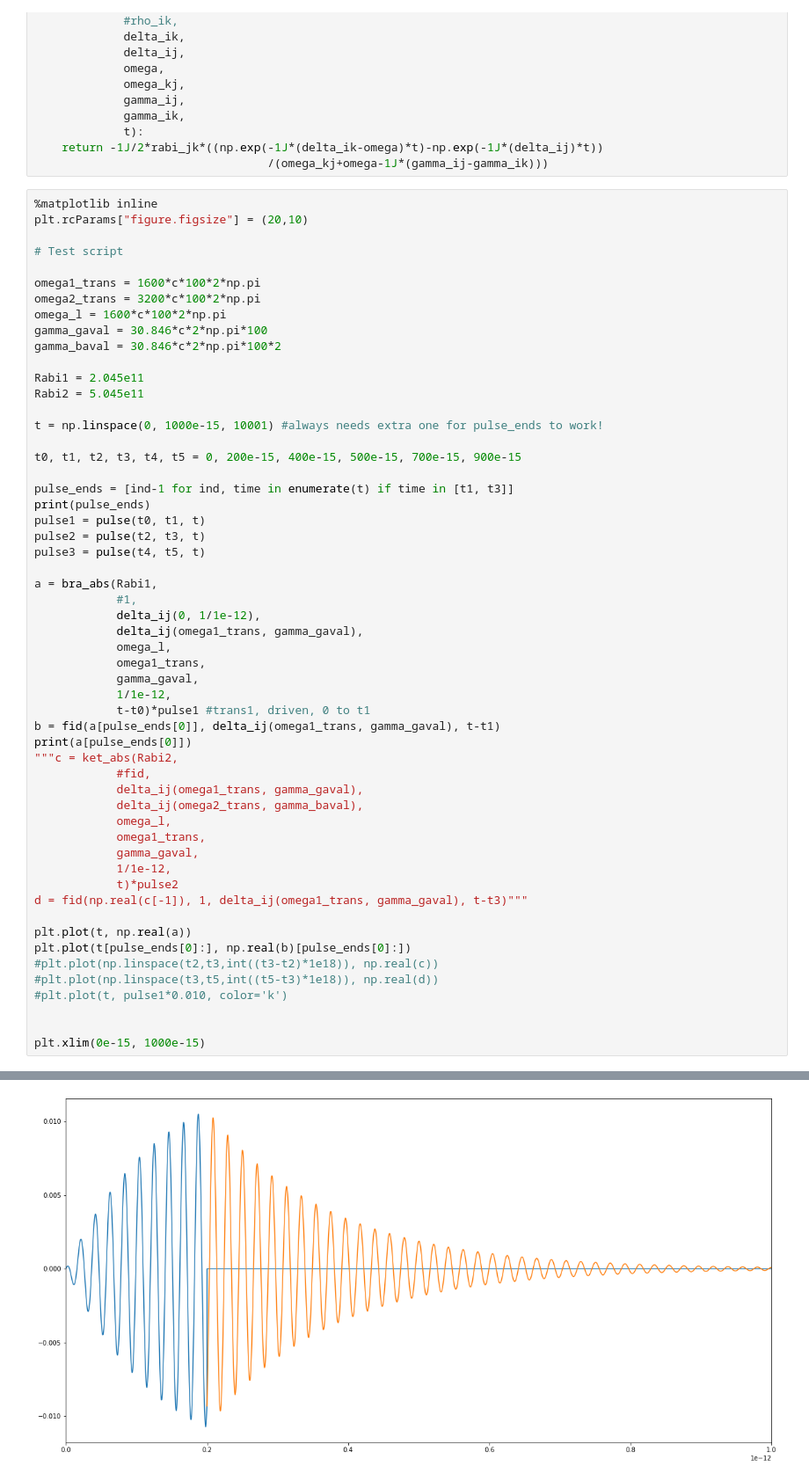
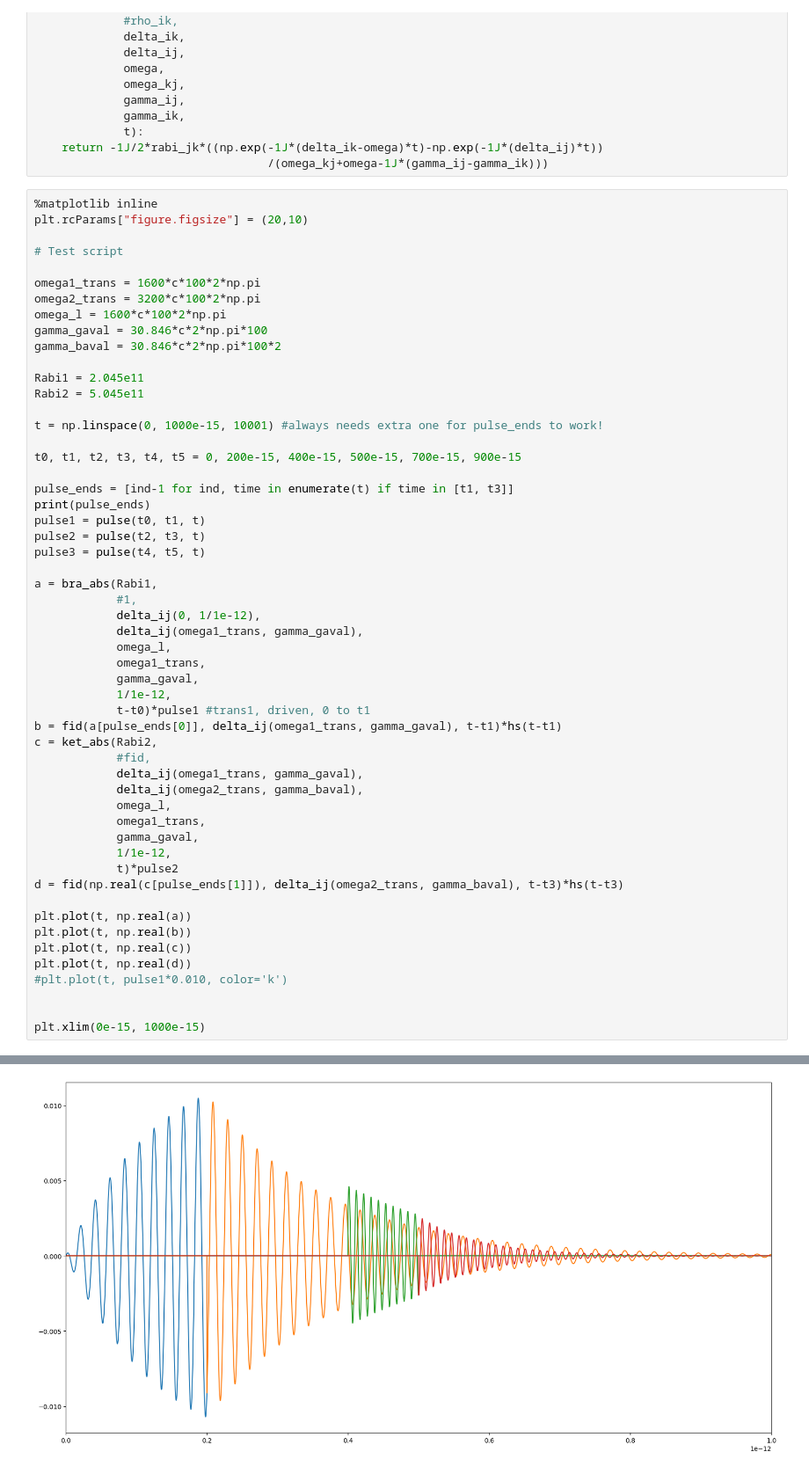
Before and after one commit to wright-group/WrightSim, a Jupyter notebook: transients/Transient Modeling.ipynb, the cells around one changed output, grey strips where cells are left out. Shown at 88% size. Cells and saved outputs as stored; diff of their text form.

```diff
--- a/transients/Transient Modeling.ipynb
+++ b/transients/Transient Modeling.ipynb
@@ -107,9 +106,8 @@ a = bra_abs(Rabi1,
             gamma_gaval,
             1/1e-12,
             t-t0)*pulse1 #trans1, driven, 0 to t1
-b = fid(a[pulse_ends[0]], delta_ij(omega1_trans, gamma_gaval), t-t1)
-print(a[pulse_ends[0]])
-"""c = ket_abs(Rabi2,
+b = fid(a[pulse_ends[0]], delta_ij(omega1_trans, gamma_gaval), t-t1)*hs(t-t1)
+c = ket_abs(Rabi2,
             #fid,
             delta_ij(omega1_trans, gamma_gaval),
             delta_ij(omega2_trans, gamma_baval),
@@ -118,12 +116,12 @@ print(a[pulse_ends[0]])
             gamma_gaval,
             1/1e-12,
             t)*pulse2
-d = fid(np.real(c[-1]), 1, delta_ij(omega1_trans, gamma_gaval), t-t3)"""
+d = fid(np.real(c[pulse_ends[1]]), delta_ij(omega2_trans, gamma_baval), t-t3)*hs(t-t3)
 
 plt.plot(t, np.real(a))
-plt.plot(t[pulse_ends[0]:], np.real(b)[pulse_ends[0]:])
-#plt.plot(np.linspace(t2,t3,int((t3-t2)*1e18)), np.real(c))
-#plt.plot(np.linspace(t3,t5,int((t5-t3)*1e18)), np.real(d))
+plt.plot(t, np.real(b))
+plt.plot(t, np.real(c))
+plt.plot(t, np.real(d))
 #plt.plot(t, pulse1*0.010, color='k')
 
 
@@ -134,2 +131,2 @@ plt.xlim(0e-15, 1000e-15)
 (0.0, 1e-12)
-[figure, old version]
+[figure, new version]
```
Also changed, not shown: parts of 2 cells of this notebook.
